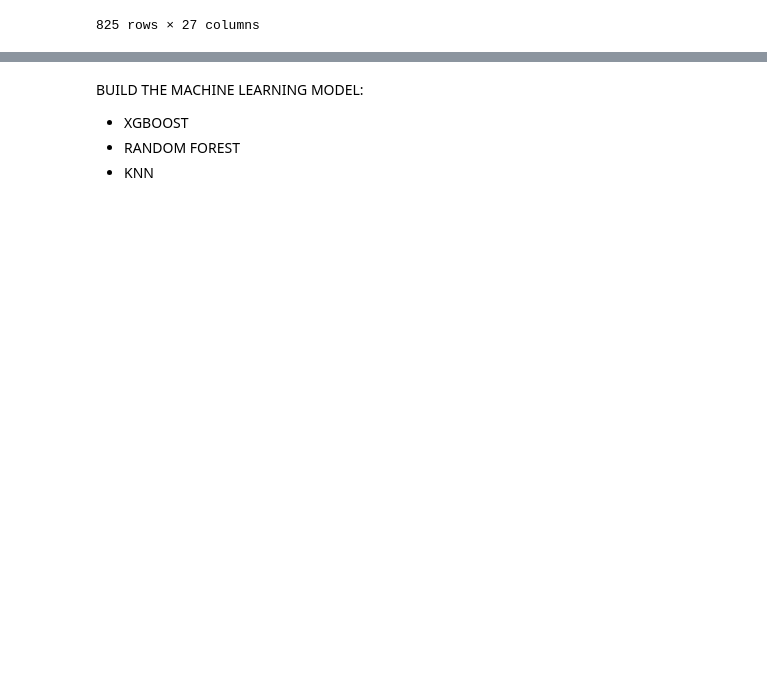
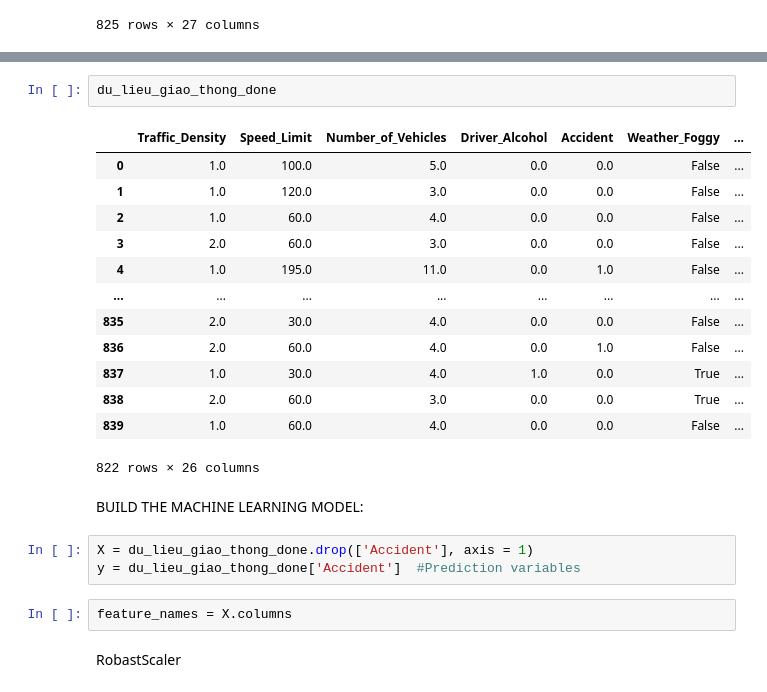
Before and after one commit to trandanhthai22-coder/Business_Analysis_HUST_K67, a Jupyter notebook: ML_Application.ipynb, the cells around one changed output, grey strips where cells are left out. Drawn from its saved outputs; the diff is of its cells as text; blank space fills up the shorter version.

```diff
--- a/ML_Application.ipynb
+++ b/ML_Application.ipynb
@@ -310,5 +307,25 @@ KeyError: 'Driver_Age'
+# %%
+du_lieu_giao_thong_done
+# %% [output]
+|  | Traffic_Density | Speed_Limit | Number_of_Vehicles | Driver_Alcohol | Accident | Weather_Foggy | ... |
+| 0 | 1.0 | 100.0 | 5.0 | 0.0 | 0.0 | False | ... |
+| 1 | 1.0 | 120.0 | 3.0 | 0.0 | 0.0 | False | ... |
+| 2 | 1.0 | 60.0 | 4.0 | 0.0 | 0.0 | False | ... |
+| 3 | 2.0 | 60.0 | 3.0 | 0.0 | 0.0 | False | ... |
+| 4 | 1.0 | 195.0 | 11.0 | 0.0 | 1.0 | False | ... |
+| ... | ... | ... | ... | ... | ... | ... | ... |
+| 835 | 2.0 | 30.0 | 4.0 | 0.0 | 0.0 | False | ... |
+| 836 | 2.0 | 60.0 | 4.0 | 0.0 | 1.0 | False | ... |
+| 837 | 1.0 | 30.0 | 4.0 | 1.0 | 0.0 | True | ... |
+| 838 | 2.0 | 60.0 | 3.0 | 0.0 | 0.0 | True | ... |
+| 839 | 1.0 | 60.0 | 4.0 | 0.0 | 0.0 | False | ... |
+822 rows × 26 columns
 # %% [markdown]
 BUILD THE MACHINE LEARNING MODEL:
- - XGBOOST
- - RANDOM FOREST
- - KNN
+# %%
+X = du_lieu_giao_thong_done.drop(['Accident'], axis = 1)
+y = du_lieu_giao_thong_done['Accident']  #Prediction variables
+# %%
+feature_names = X.columns
+# %% [markdown]
+RobastScaler
```
Also changed, not shown: parts of 18 cells of this notebook.
